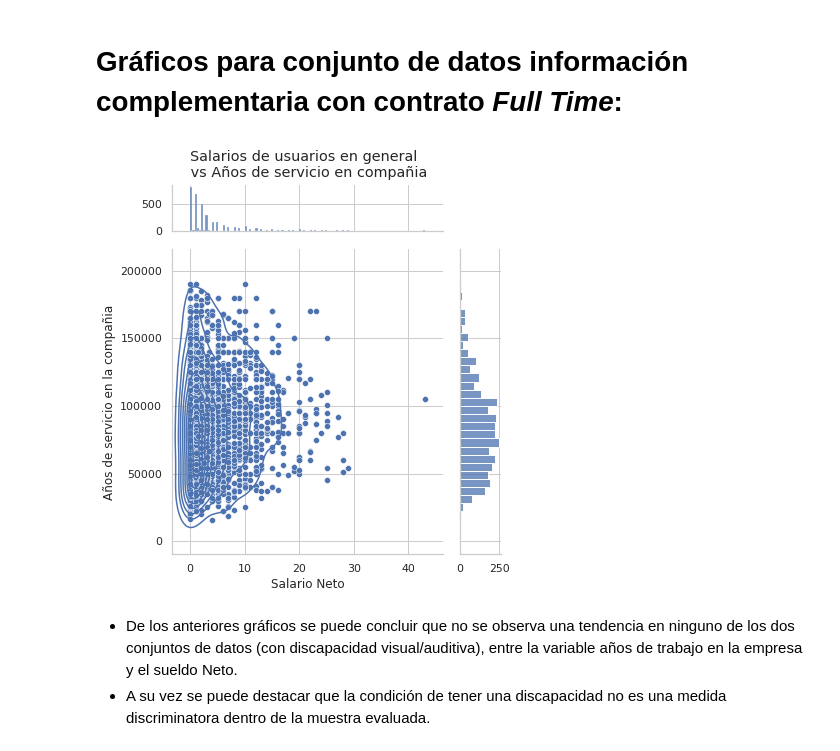
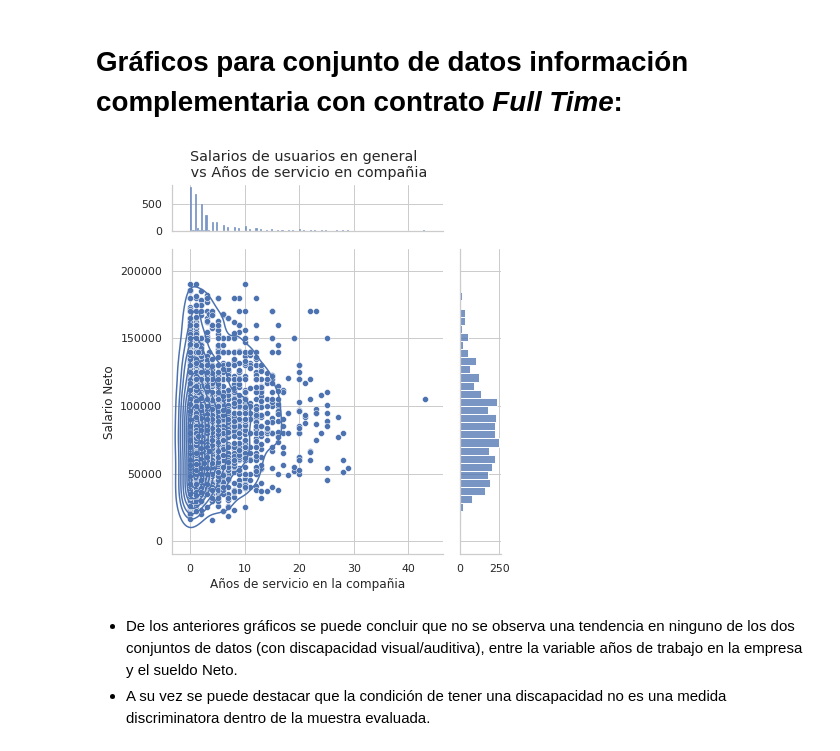
Before and after one commit to argennof/Data_A-V_2022, a Jupyter notebook: Grupo_24_Entregable_Parte_1.ipynb, the cells around one changed output. Saved outputs shown, nothing was run; the diff lists cells and outputs as text; code cells hidden in the pictures.

```diff
--- a/Grupo_24_Entregable_Parte_1.ipynb
+++ b/Grupo_24_Entregable_Parte_1.ipynb
@@ -586,12 +597,12 @@ g.figure.tight_layout()
 # %%
 # Joint plot para el complemento del conjunto estudiado lenguajes populares
 h = seaborn.jointplot(x=df6.work_years_in_company, y=df6.salary_monthly_NETO,
                   marginal_ticks=True, palette='Set3').plot_joint(seaborn.kdeplot) # , palette='Set2',hue=df6.profile_gender,
 plt.suptitle('Salarios de usuarios en general \n vs Años de servicio en compañia', y = 1.05)
-h.set_axis_labels('Salario Neto', 'Años de servicio en la compañia', fontsize=12)
+h.set_axis_labels('Años de servicio en la compañia', 'Salario Neto', fontsize=12)
 h.figure.tight_layout()
 # %% [output]
-[figure, old version]
+[figure, new version]
 # %% [markdown]
 * De los anteriores gráficos se puede concluir que no se observa una tendencia en ninguno de los dos conjuntos de datos (con discapacidad visual/auditiva), entre la variable  años de trabajo en la empresa y el sueldo Neto.
 * A su vez se puede destacar que la condición de tener una discapacidad no es una medida discriminatora dentro de la muestra evaluada.
```
Also changed, not shown: parts of 9 cells of this notebook.
